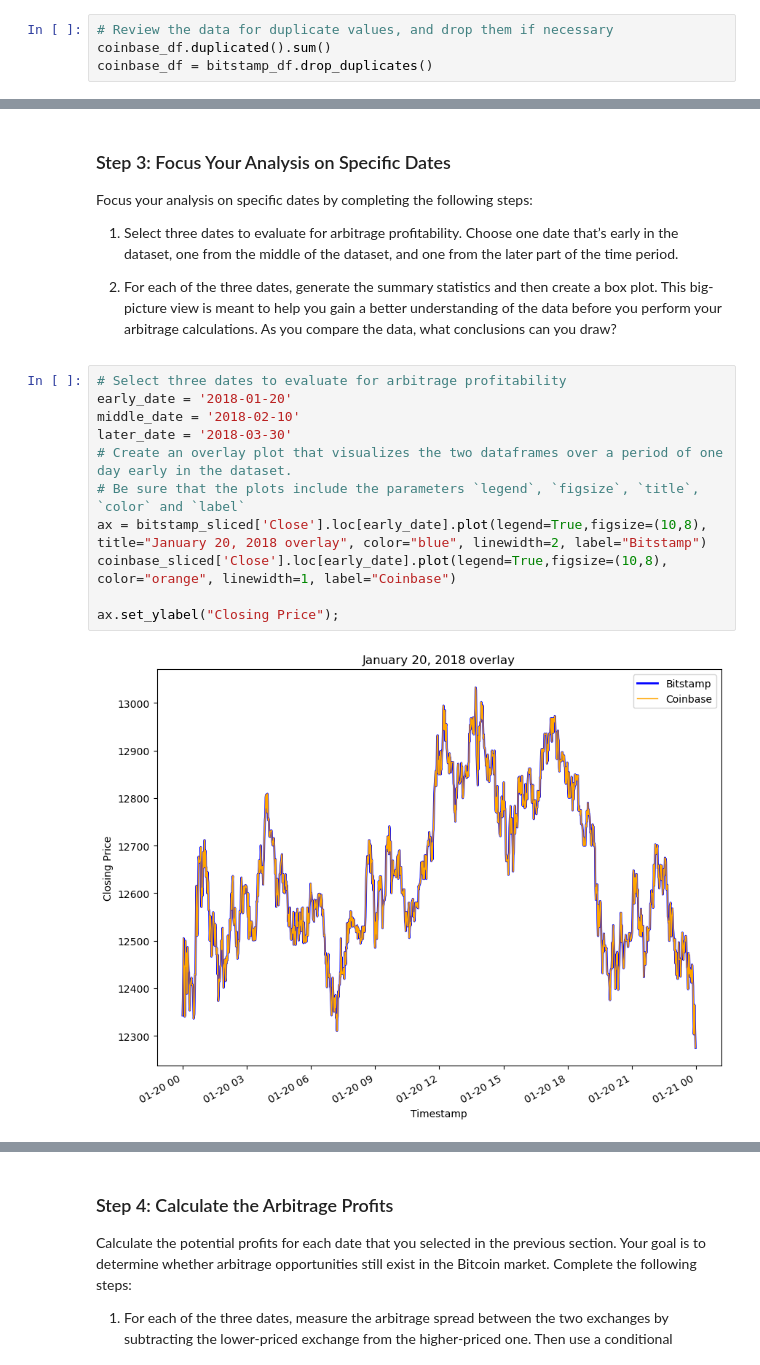
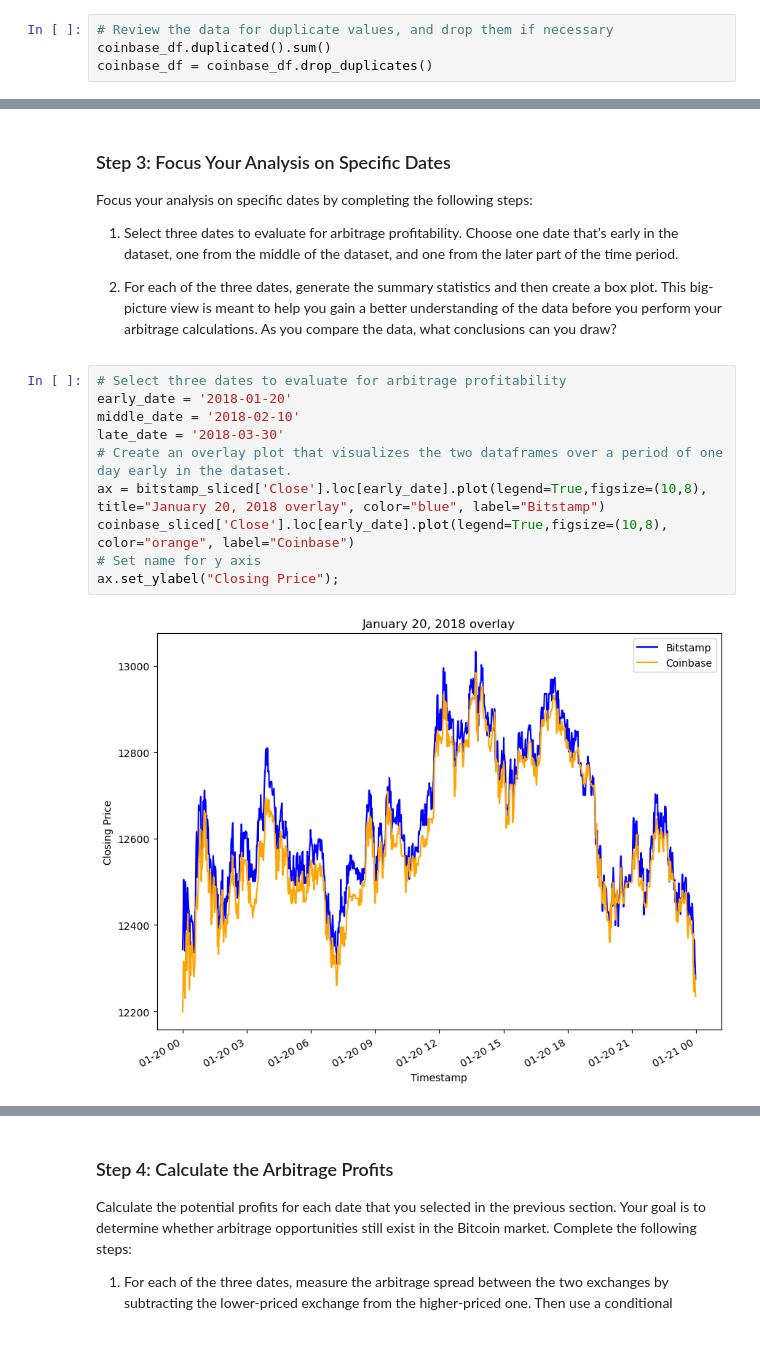
Before and after one commit to Xipilscode/Crypto_arbitrage_analysis-Pandas-, a Jupyter notebook: crypto_arbitrage.ipynb, the cells around one changed output, grey strips where cells are left out. Drawn from its saved outputs; the diff is of its cells as text.

```diff
--- a/crypto_arbitrage.ipynb
+++ b/crypto_arbitrage.ipynb
@@ -204,7 +204,7 @@ dtype: object
 # %%
 # Review the data for duplicate values, and drop them if necessary
 coinbase_df.duplicated().sum()
-coinbase_df = bitstamp_df.drop_duplicates()
+coinbase_df = coinbase_df.drop_duplicates()
 # %% [markdown]
 ## Analyze the Data
 
@@ -350,16 +343,15 @@ Focus your analysis on specific dates by completing the following steps:
 # %%
 # Select three dates to evaluate for arbitrage profitability
 early_date = '2018-01-20'
 middle_date = '2018-02-10'
-later_date = '2018-03-30'
+late_date = '2018-03-30'
 # Create an overlay plot that visualizes the two dataframes over a period of one day early in the dataset.
-# Be sure that the plots include the parameters `legend`, `figsize`, `title`, `color` and `label`
-ax = bitstamp_sliced['Close'].loc[early_date].plot(legend=True,figsize=(10,8), title="January 20, 2018 overlay", color="blue", linewidth=2, label="Bitstamp")
-coinbase_sliced['Close'].loc[early_date].plot(legend=True,figsize=(10,8), color="orange", linewidth=1, label="Coinbase")
-
+ax = bitstamp_sliced['Close'].loc[early_date].plot(legend=True,figsize=(10,8), title="January 20, 2018 overlay", color="blue", label="Bitstamp")
+coinbase_sliced['Close'].loc[early_date].plot(legend=True,figsize=(10,8), color="orange", label="Coinbase")
+# Set name for y axis
 ax.set_ylabel("Closing Price");
 # %% [output]
-[figure, old version]
+[figure, new version]
 # %%
 # Using the early date that you have selected, calculate the arbitrage spread
 # by subtracting the bitstamp lower closing prices from the coinbase higher closing prices
```
Also changed, not shown: parts of 19 cells of this notebook.
